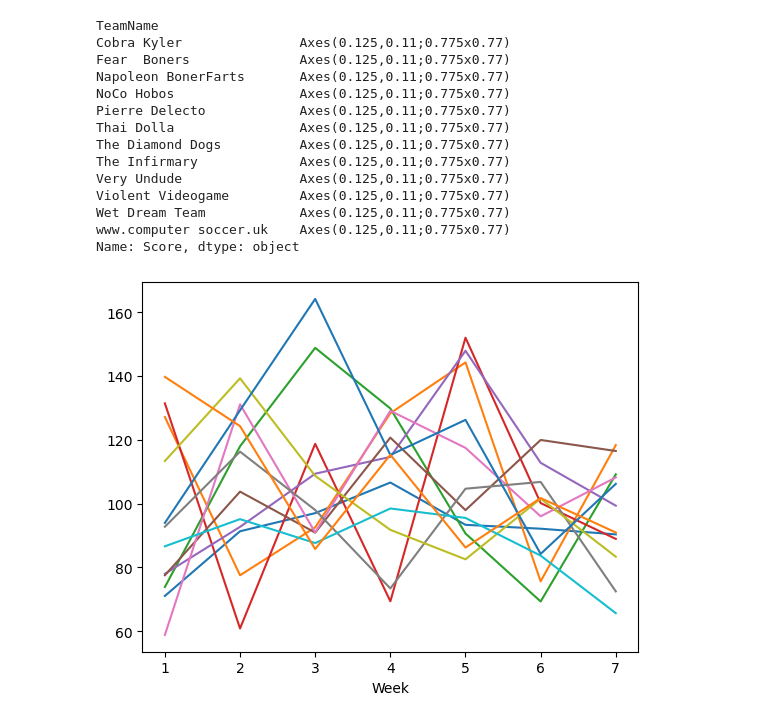
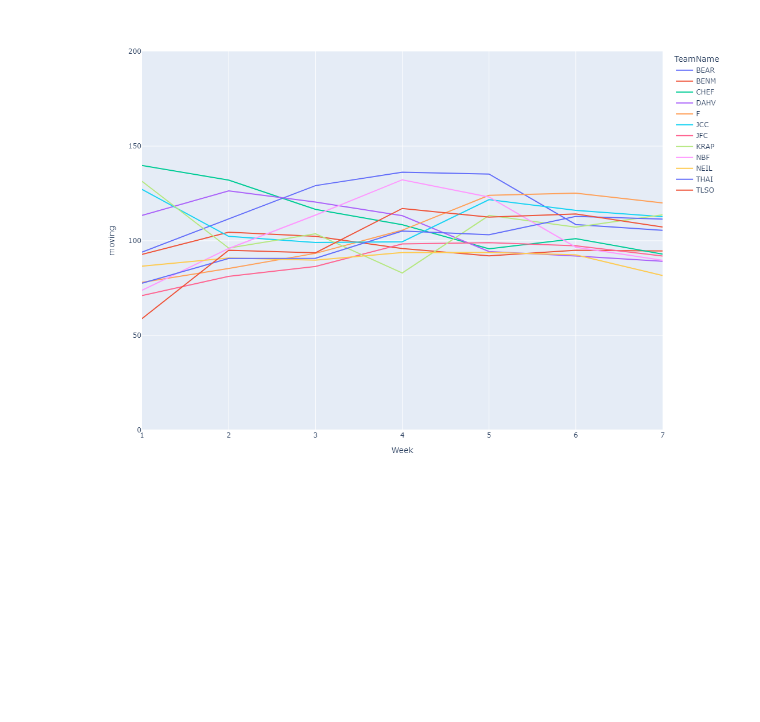
Before and after one commit to dfajardo84/CJK5H-Weekly-Updates, a Jupyter notebook: FF.ipynb, the cells around one changed output. Cells and saved outputs as stored; diff of their text form; code cells hidden in the pictures; blank space fills up the shorter version.

```diff
--- a/FF.ipynb
+++ b/FF.ipynb
@@ -10,9 +10,13 @@ url = "https://fantasy.espn.com/apis/v3/games/ffl/seasons/"+ str(year)+"/segment
 
 r = requests.get(url)
 # %%
-r = requests.get(url,
+matchups_r = requests.get(url,
                  params={"view": "mMatchup"})
-matchups = r.json()
+matchups = matchups_r.json()
+
+teams_r = requests.get(url,
+                 params={"view": "mTeams"})
+teams = teams_r.json()
 # %%
 matchups_df = [[
         game['matchupPeriodId'],
@@ -31,5 +26,0 @@ matchups_df.head()
-# %%
-r = requests.get(url,
-                 params={"view": "mTeams"})
-teams = r.json()
-teams
@@ -76,3 +27,9 @@ teams_df
+# %%
+teams_df = [[
+        team['id'],
+        team['abbrev']
+    ] for team in teams['teams']]
+teams_df = pd.DataFrame(teams_df, columns=['TeamId', 'TeamName'])
 # %%
 output = matchups_df.merge(
     teams_df,
@@ -92,21 +49,15 @@ teamScores = pd.concat( [
 ).sort_values(by=['TeamName','Week'])
 
 # output[(output['TeamName1']=='Cobra Kyler') | (output['TeamName2']=='Cobra Kyler')].sort_values(by=['Week'])
-# %%
-teamScores[teamScores['Week']<=7].set_index('Week').groupby('TeamName').Score.plot()
-# %% [output]
-TeamName
-Cobra Kyler               Axes(0.125,0.11;0.775x0.77)
-Fear  Boners              Axes(0.125,0.11;0.775x0.77)
-Napoleon BonerFarts       Axes(0.125,0.11;0.775x0.77)
-NoCo Hobos                Axes(0.125,0.11;0.775x0.77)
-Pierre Delecto            Axes(0.125,0.11;0.775x0.77)
-Thai Dolla                Axes(0.125,0.11;0.775x0.77)
-The Diamond Dogs          Axes(0.125,0.11;0.775x0.77)
-The Infirmary             Axes(0.125,0.11;0.775x0.77)
-Very Undude               Axes(0.125,0.11;0.775x0.77)
-Violent Videogame         Axes(0.125,0.11;0.775x0.77)
-Wet Dream Team            Axes(0.125,0.11;0.775x0.77)
-www.computer soccer.uk    Axes(0.125,0.11;0.775x0.77)
-Name: Score, dtype: object
-[figure, removed]
+# %%
+teamScores['moving'] = teamScores.groupby('TeamName')['Score'].transform(lambda x: x.rolling(3, 1).mean())
+# %%
+import plotly.express as px
+
+currentTeamScores = teamScores[(teamScores['Week']<=7)]
+
+fig = px.line(currentTeamScores, x="Week", y="moving", color='TeamName', height = 800)
+fig.update(layout_yaxis_range  = [0,200])
+fig.show()
+# %% [output]
+[figure, added]
```
Also changed, not shown: parts of 3 cells of this notebook.
